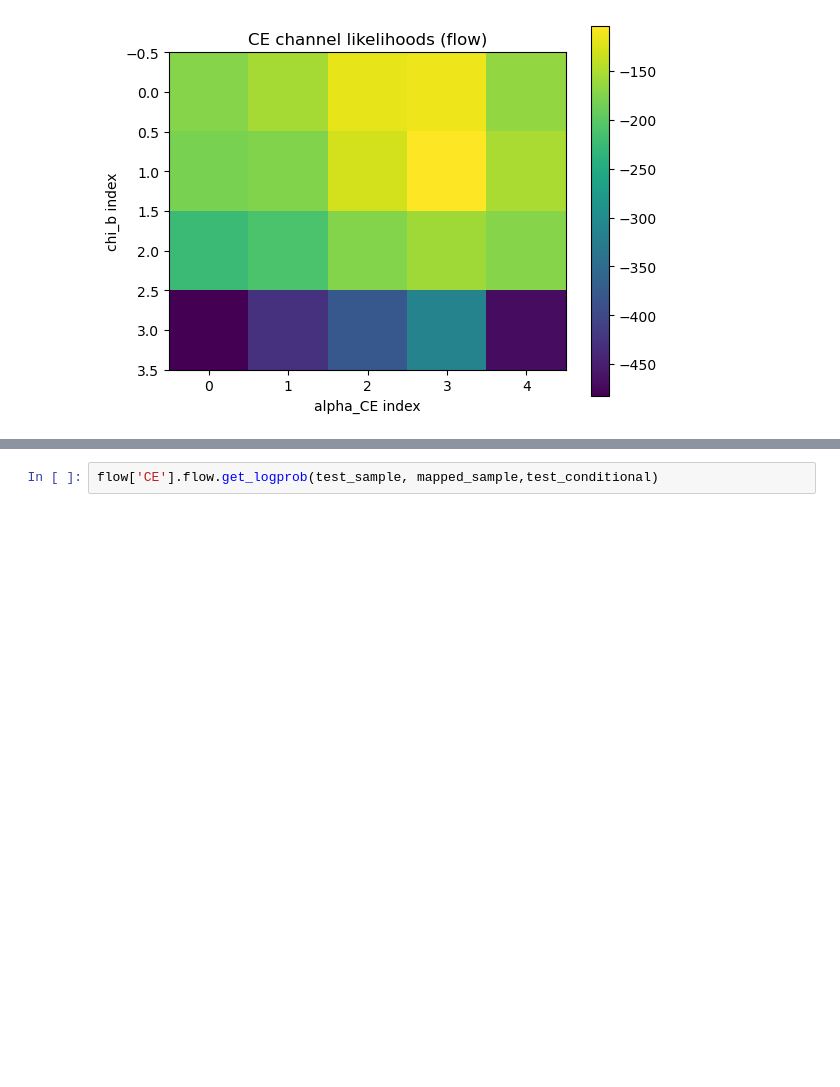
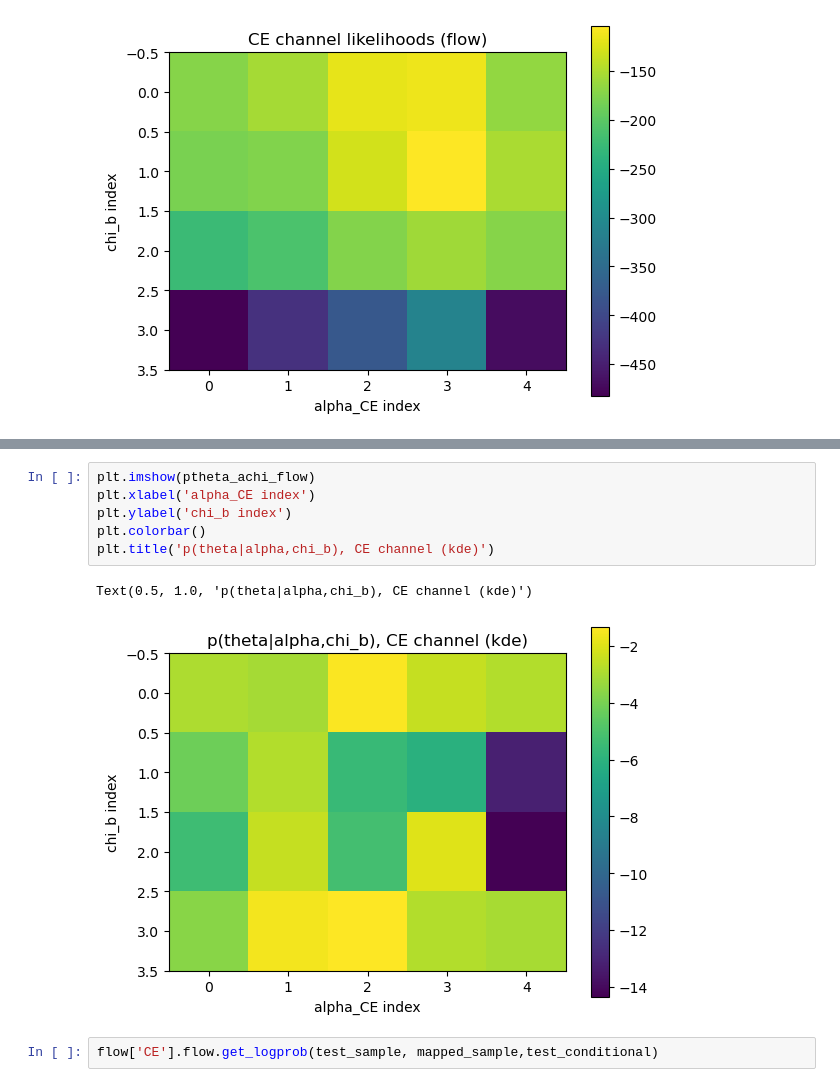
Before and after one commit to scolloms/AMAZE_model_selection, a Jupyter notebook: testing_notebooks/likelihood_calculation_test.ipynb, the cells around one changed output, grey strips where cells are left out. Drawn from its saved outputs; the diff is of its cells as text; blank space fills up the shorter version.

```diff
--- a/testing_notebooks/likelihood_calculation_test.ipynb
+++ b/testing_notebooks/likelihood_calculation_test.ipynb
@@ -89,3 +131,12 @@ test_conditional=np.array([[[0.1,0.5],[0.1,0.5],[0.1,0.5]]])
+# %%
+plt.imshow(ptheta_achi_flow)
+plt.xlabel('alpha_CE index')
+plt.ylabel('chi_b index')
+plt.colorbar()
+plt.title('p(theta|alpha,chi_b), CE channel (kde)')
+# %% [output]
+Text(0.5, 1.0, 'p(theta|alpha,chi_b), CE channel (kde)')
+[figure, added]
 # %%
 flow['CE'].flow.get_logprob(test_sample, mapped_sample,test_conditional)
 # %% [output]
```
Also changed, not shown: parts of 22 cells of this notebook.
